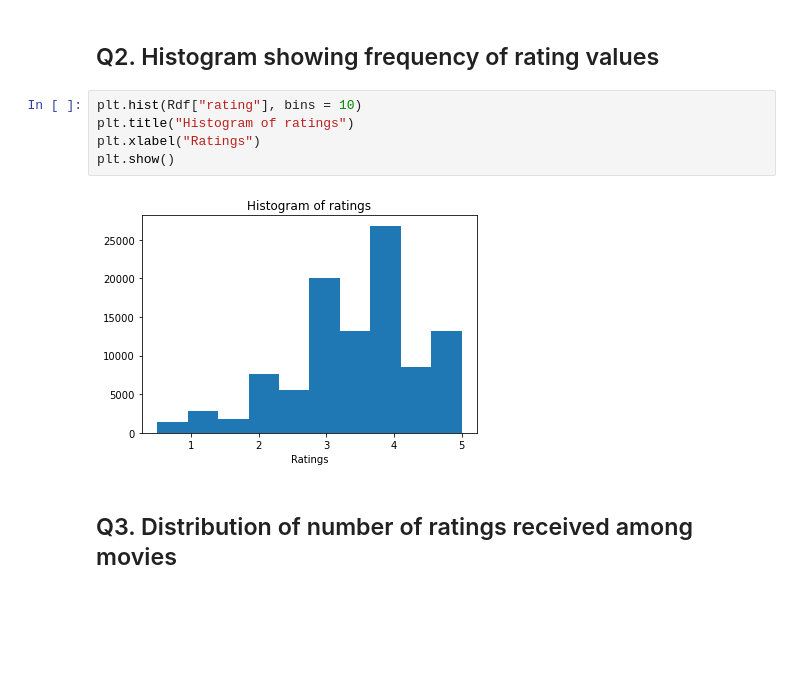
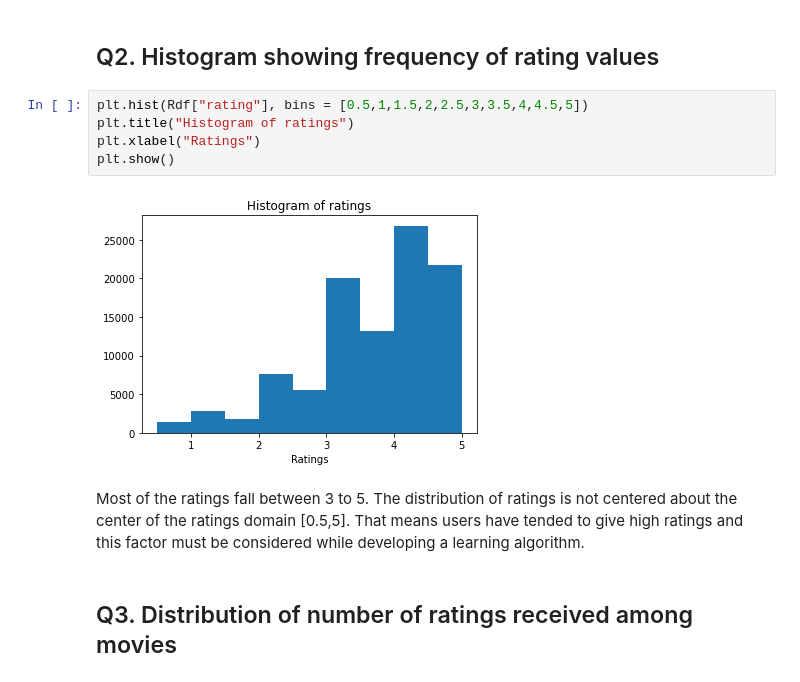
Before and after one commit to heboyuan/ECE219, a Jupyter notebook: Project_3/Project 3 Q 1-15.ipynb, the cells around one changed output. Saved outputs shown, nothing was run; the diff lists cells and outputs as text; blank space fills up the shorter version.

```diff
--- a/Project_3/Project 3 Q 1-16.ipynb
+++ b/Project_3/Project 3 Q 1-15.ipynb
@@ -58,12 +58,14 @@ Num of possible ratings =  5931640
 # %% [markdown]
 ## Q2. Histogram showing frequency of rating values
 # %%
-plt.hist(Rdf["rating"], bins = 10)
+plt.hist(Rdf["rating"], bins = [0.5,1,1.5,2,2.5,3,3.5,4,4.5,5])
 plt.title("Histogram of ratings")
 plt.xlabel("Ratings")
 plt.show()
 # %% [output]
-[figure, old version]
+[figure, new version]
+# %% [markdown]
+Most of the ratings fall between 3 to 5. The distribution of ratings is not centered about the center of the ratings domain [0.5,5]. That means users have tended to give high ratings and this factor must be considered while developing a learning algorithm.
 # %% [markdown]
 ## Q3. Distribution of number of ratings received among movies
 # %%
```
Also changed, not shown: parts of 4 cells of this notebook.
